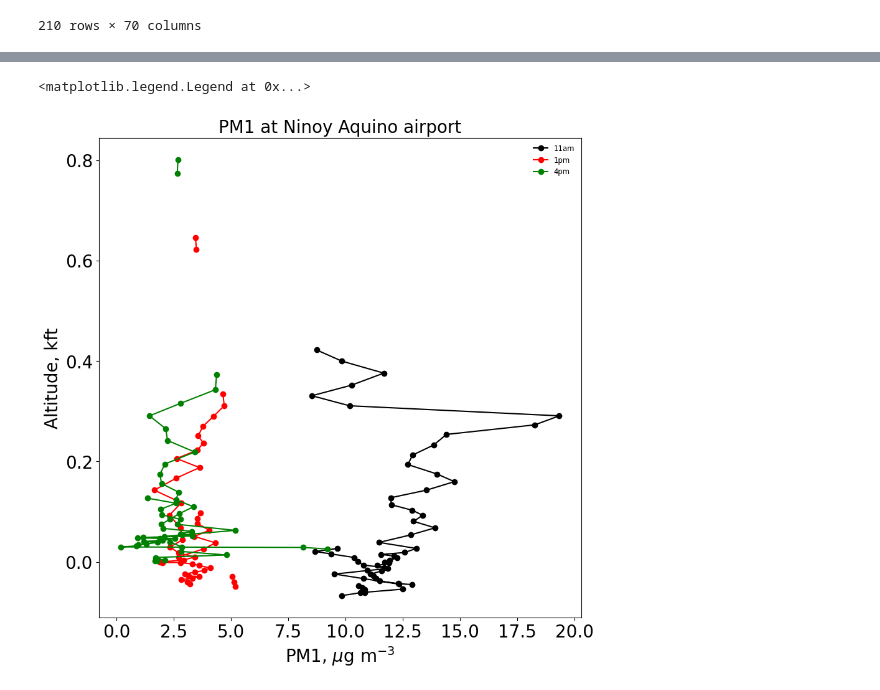
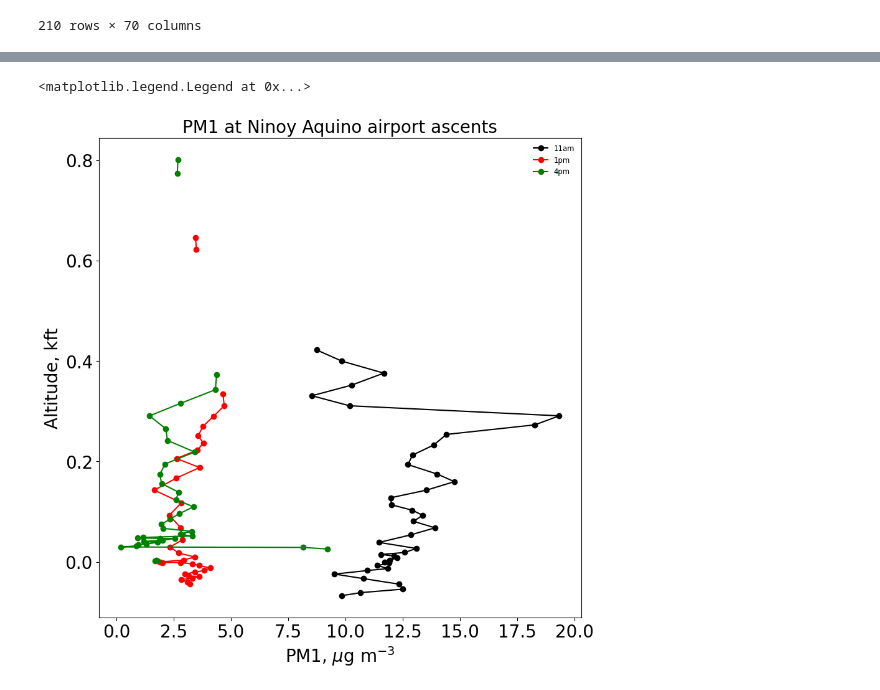
Before and after one commit to ktravis213/AirborneDataTools, a Jupyter notebook: AirborneDataTutorial.ipynb, the cells around one changed output, grey strips where cells are left out. Drawn from its saved outputs; the diff is of its cells as text; code cells hidden in the pictures.

```diff
--- a/AirborneDataTutorial.ipynb
+++ b/AirborneDataTutorial.ipynb
@@ -158,7 +146,7 @@ point_of_interest = gpd.GeoSeries([point_of_interest], crs='EPSG:4326').to_crs(u
 # Buffer the point by 3km
 buffer = point_of_interest.buffer(3000)  # 3000 meters
 
-data_within_3km = aircraft_gdf2[aircraft_gdf2.intersects(buffer[0])]
+data_within_3km = aircraft_gdf2[aircraft_gdf2.intersects(buffer[0])].copy() # explicity copy the data into the subset to avoid weird pandas errors
 
 # Now we have all the aircraft data within 3km of Ninoy Aquino airport
 data_within_3km
@@ -192,7 +180,17 @@ ax.tick_params(axis='both', which='major', labelsize=ft)
 # %%
 # 3 times, around 10am, 1pm, and 4pm
-data_within_3km['LocalTime'] = data_within_3km['Time_Start'] / 3600 + 8
+data_within_3km.loc[:, 'LocalTime'] = data_within_3km['Time_Start'] / 3600 + 8
+
 # Create profiles for each time
 data_morning   = data_within_3km[(data_within_3km['LocalTime'] < 11)]
 data_midday    = data_within_3km[(data_within_3km['LocalTime'] > 13) & (data_within_3km['LocalTime'] < 14)]
 data_afternoon = data_within_3km[(data_within_3km['LocalTime'] > 15)]
+
+# Find the lowest point so we can only look at the ascents into Manila
+min_altitude_index1 = data_morning['Pressure_Altitude'].idxmin()# Find the index of the minimum altitude
+min_altitude_index2 = data_midday['Pressure_Altitude'].idxmin()# Find the index of the minimum altitude
+min_altitude_index3 = data_afternoon['Pressure_Altitude'].idxmin()# Find the index of the minimum altitude
+# Filter the DataFrame to only include rows after the lowest altitude
+data_morning_ascent   = data_morning.loc[min_altitude_index1 + 1:]
+data_midday_ascent    = data_midday.loc[min_altitude_index2 + 1:]
+data_afternoon_ascent = data_afternoon.loc[min_altitude_index3 + 1:]
@@ -205,19 +197,19 @@ See the caveats in the documentation: https://pandas.pydata.org/pandas-docs/stab
 # %%
 # Plot PM1 vs Altitude
 ft = 20 # font size
 fig, ax = plt.subplots(figsize=(10, 10))
 # Add 8 hours to Time_Start to convert from UTC to local time
-ax.plot(data_morning['PM1'], data_morning['Pressure_Altitude']/1E3, '-o',color='black', label='11am')
-ax.plot(data_midday['PM1'], data_midday['Pressure_Altitude']/1E3,  '-o',color='red',label='1pm')
-ax.plot(data_afternoon['PM1'], data_afternoon['Pressure_Altitude']/1E3,  '-o',color='green', label='4pm')
+ax.plot(data_morning_ascent['PM1'], data_morning_ascent['Pressure_Altitude']/1E3, '-o',color='black', label='11am')
+ax.plot(data_midday_ascent['PM1'], data_midday_ascent['Pressure_Altitude']/1E3,  '-o',color='red',label='1pm')
+ax.plot(data_afternoon_ascent['PM1'], data_afternoon_ascent['Pressure_Altitude']/1E3,  '-o',color='green', label='4pm')
 
 ax.set_xlabel('PM1, $\\mu$g m$^{-3}$', fontsize=ft)
 ax.set_ylabel('Altitude, kft', fontsize=ft)
-ax.set_title('PM1 at Ninoy Aquino airport', fontsize=ft)
+ax.set_title('PM1 at Ninoy Aquino airport ascents', fontsize=ft)
 # Convert to local time
 #ax.set_xlim(data_within_1km['Time_Start'][0]/60/60+8, data_within_1km['Time_Start'].max()/60/60+8)
 ax.tick_params(axis='both', which='major', labelsize=ft)
 ax.legend(loc='upper right', fontsize='small', frameon=False)
 # %% [output]
 <matplotlib.legend.Legend at 0x...>
-[figure, old version]
+[figure, new version]
```
Also changed, not shown: parts of 5 cells of this notebook.
